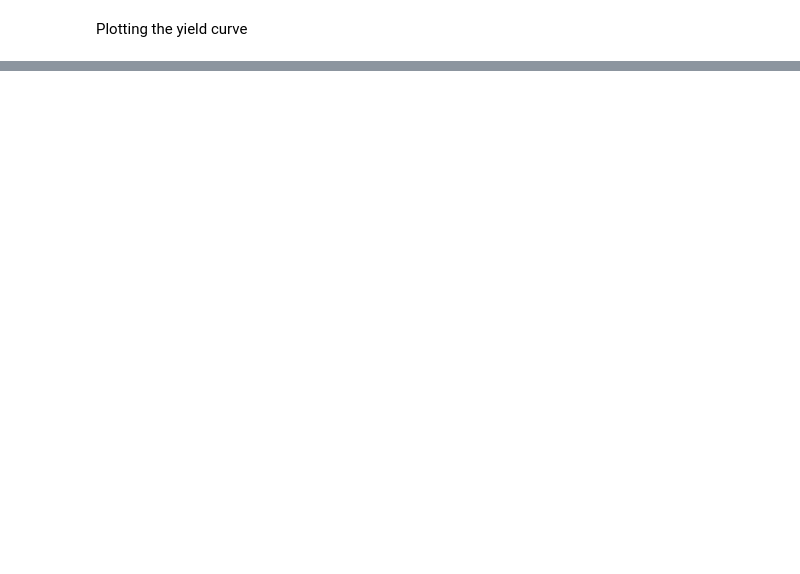
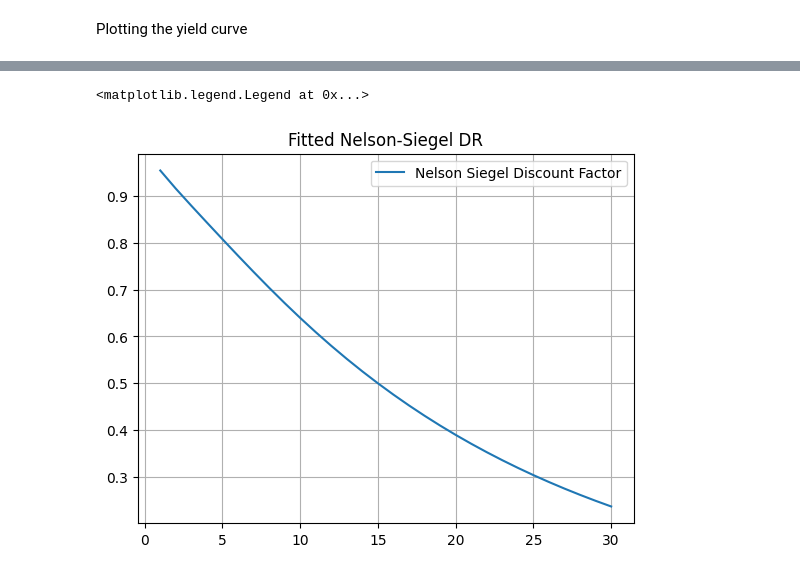
Before and after one commit to ShreyaVolety/valuations_mini02, a Jupyter notebook: valuationsproject.ipynb, the cells around one changed output, grey strips where cells are left out. Cells and saved outputs as stored; diff of their text form; code cells hidden in the pictures; blank space fills up the shorter version.

```diff
--- a/valuationsproject.ipynb
+++ b/valuationsproject.ipynb
@@ -277,3 +327,11 @@ plt.show()
+# %%
+plt.plot(t_range, np.exp(-yields*t_range),label = 'Nelson Siegel Discount Factor')
+plt.title("Fitted Nelson-Siegel DR")
+plt.grid(True)
+plt.legend()
+# %% [output]
+<matplotlib.legend.Legend at 0x...>
+[figure, added]
 # %%
 model_actual_df = pd.DataFrame()
 model_actual_df['Actual Price'] = actual_prices
```
Also changed, not shown: parts of 34 cells of this notebook.
